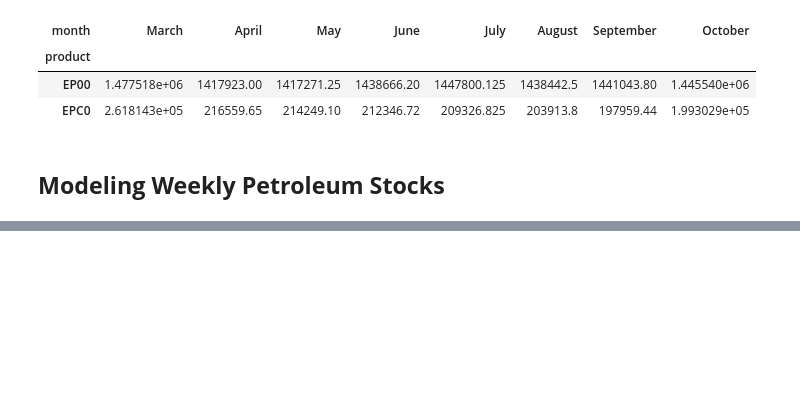
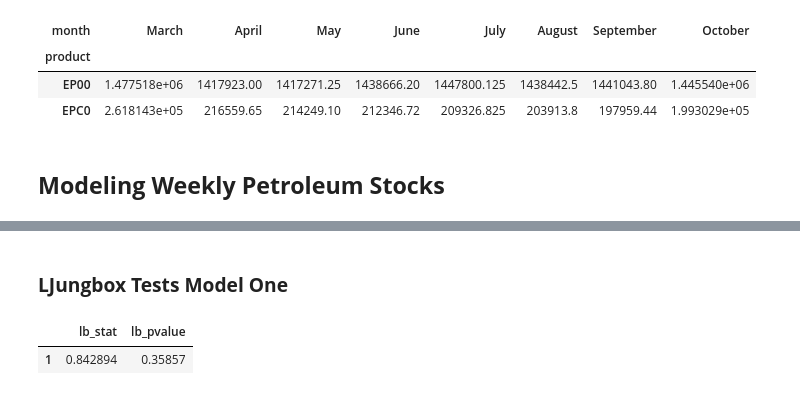
Before and after one commit to OdinProjectI/GasolinePricesAnalysis, a Jupyter notebook: CrudeOilStocks.ipynb, the cells around one changed output, grey strips where cells are left out. Saved outputs shown, nothing was run; the diff lists cells and outputs as text; code cells hidden in the pictures; blank space fills up the shorter version.

```diff
--- a/CrudeOilStocks.ipynb
+++ b/CrudeOilStocks.ipynb
@@ -133,0 +215,7 @@ weekly_stocks[ weekly_stocks['product_name'].apply(lambda row: 'crude' in row.lo
+# %% [markdown]
+### **LJungbox Tests Model One**
+# %%
+acorr_ljungbox(residuals)
+# %% [output]
+|  | lb_stat | lb_pvalue |
+| 1 | 0.842894 | 0.35857 |
```
Also changed, not shown: parts of 8 cells of this notebook.
